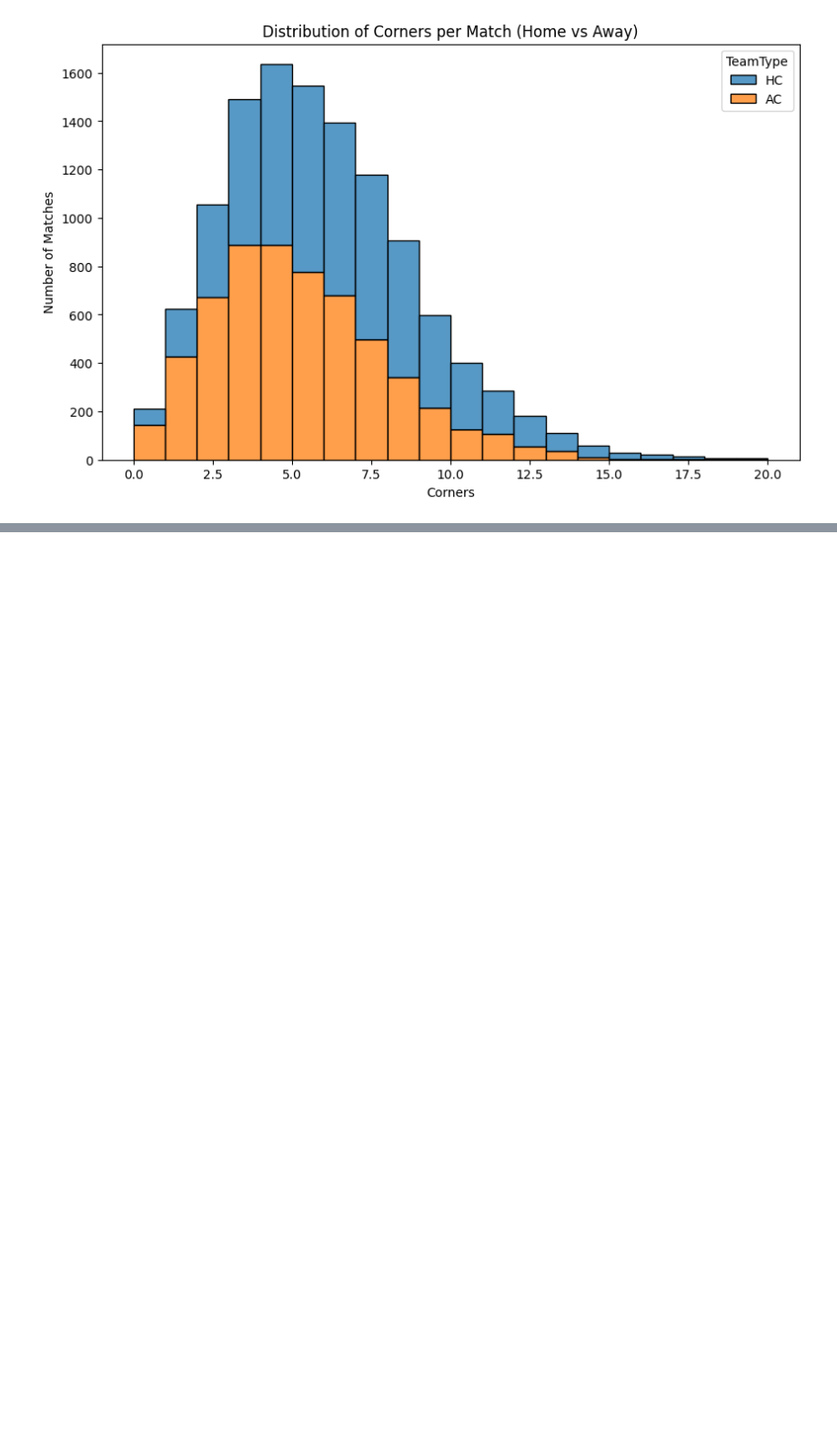
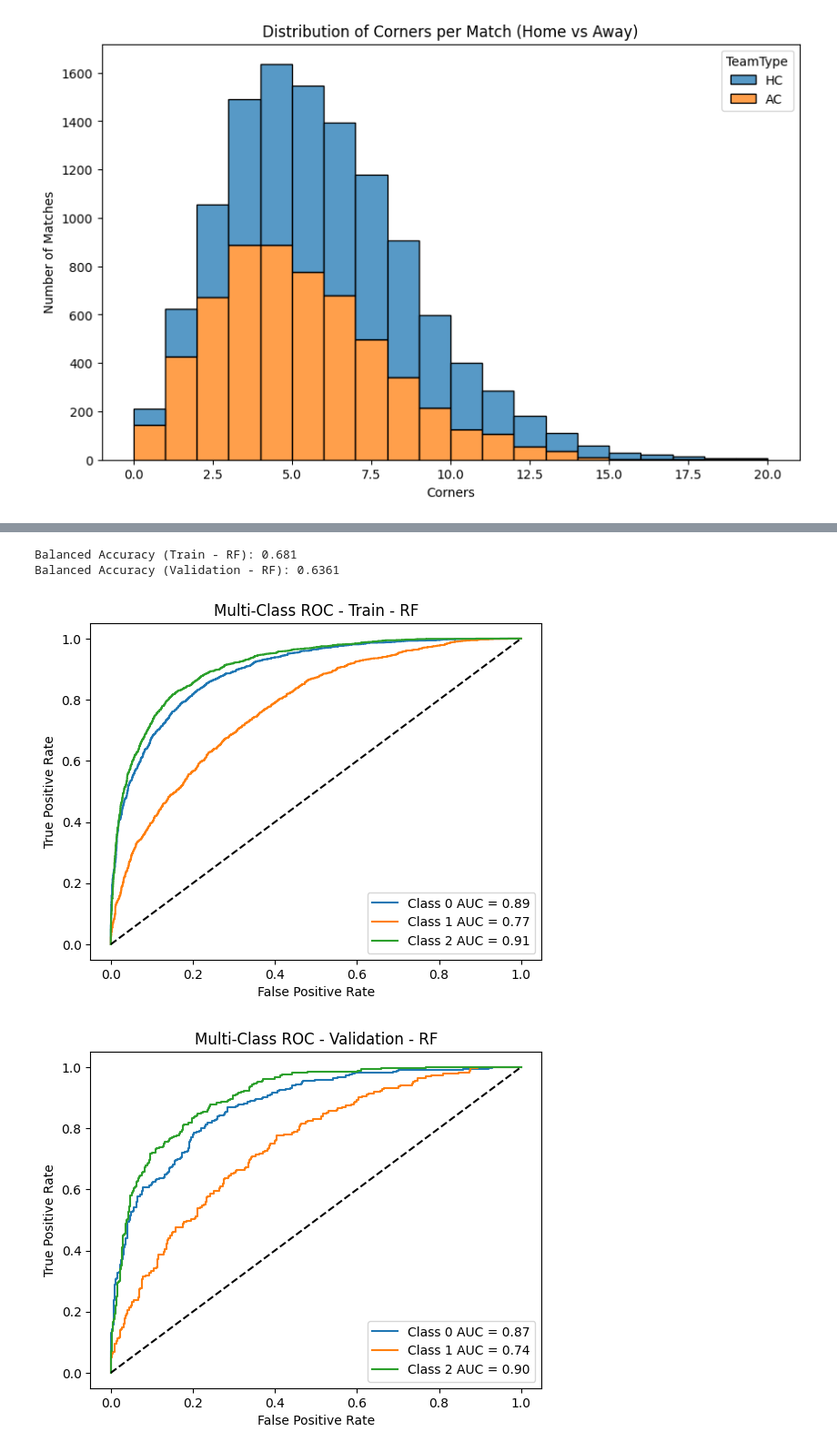
Before and after one commit to akshmaatreja/RR_project, a Jupyter notebook: notebooks/1_EDA_and_Preprocessing.ipynb, the cells around one changed output, grey strips where cells are left out. Shown at 91% size. Saved outputs shown, nothing was run; the diff lists cells and outputs as text; code cells hidden in the pictures; blank space fills up the shorter version.

```diff
--- a/notebooks/1_EDA_and_Preprocessing.ipynb
+++ b/notebooks/1_EDA_and_Preprocessing.ipynb
@@ -270,0 +341,3 @@ plt.show()
+# %%
+model_df = model_df.drop(columns=['FTR'])
+model_df.head()
@@ -270,0 +479,29 @@ plt.show()
+# %%
+from sklearn.ensemble import RandomForestClassifier
+
+rf_model = RandomForestClassifier(
+    n_estimators=50,
+    max_depth=3,
+    min_samples_split=2,
+    min_samples_leaf=2,
+    class_weight='balanced',
+    random_state=42
+)
+rf_model.fit(X_train, y_train)
+
+y_pred_train_rf = rf_model.predict(X_train)
+y_prob_train_rf = rf_model.predict_proba(X_train)
+
+y_pred_val_rf = rf_model.predict(X_val)
+y_prob_val_rf = rf_model.predict_proba(X_val)
+
+print("Balanced Accuracy (Train - RF):", round(balanced_accuracy_score(y_train, y_pred_train_rf), 4))
+print("Balanced Accuracy (Validation - RF):", round(balanced_accuracy_score(y_val, y_pred_val_rf), 4))
+
+plot_multi_class_roc(y_train_bin, y_prob_train_rf, 'Train - RF')
+plot_multi_class_roc(y_val_bin, y_prob_val_rf, 'Validation - RF')
+# %% [output]
+Balanced Accuracy (Train - RF): 0.681
+Balanced Accuracy (Validation - RF): 0.6361
+[figure, added]
+[figure, added]
```
Also changed, not shown: parts of 19 cells of this notebook.
